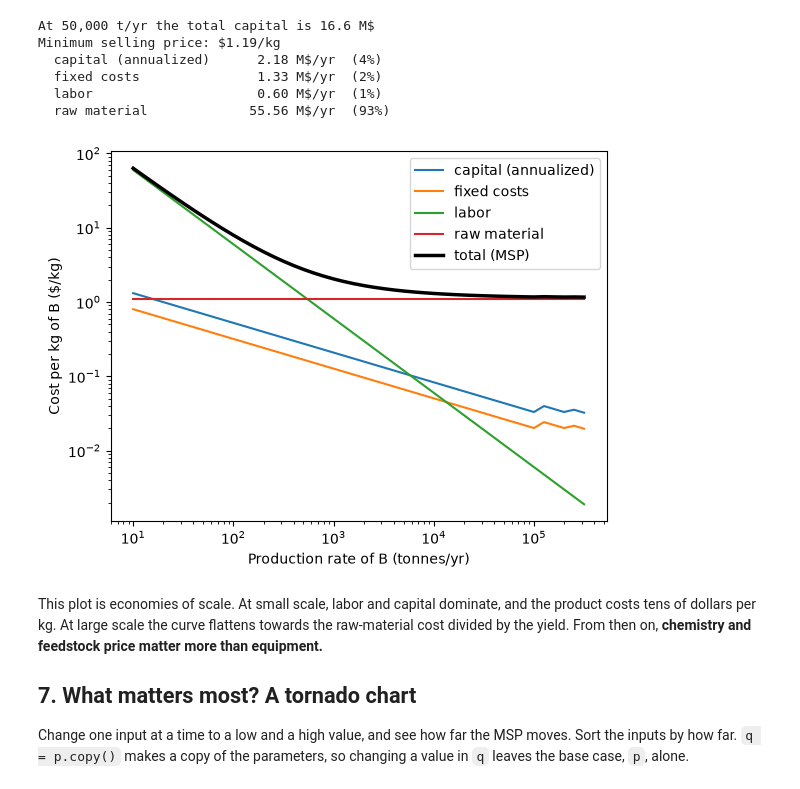
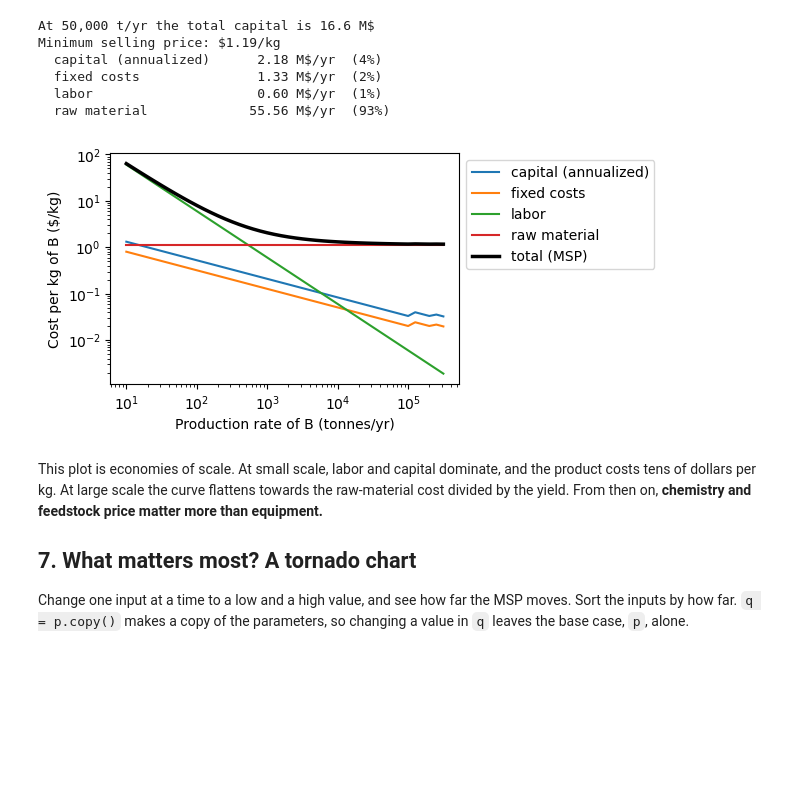
Before and after one commit to NUChemE/capstone-python, a Jupyter notebook: scaleup-in-python.ipynb, the cells around one changed output. Cells and saved outputs as stored; diff of their text form; code cells hidden in the pictures; blank space fills up the shorter version.

```diff
--- a/scaleup-in-python.ipynb
+++ b/scaleup-in-python.ipynb
@@ -33,6 +33,13 @@ import numpy as np                      # arrays and maths
 import matplotlib.pyplot as plt         # plotting
 from scipy.optimize import fsolve, minimize_scalar   # equation solving, optimization
 from scipy.integrate import solve_ivp   # ODE integration
+
+# Make every figure smaller than matplotlib's default (6.4 x 4.8 inches).
+# Text is sized in points, so it stays the same size while the plot shrinks:
+# the labels become larger *relative to the figure*. That makes plots easier
+# to read on screen, and in a report or slide, where figures get scaled down.
+# Setting it once here saves passing figsize= to every plot. (width, height) in inches.
+plt.rcParams["figure.figsize"] = (4.5, 3)
 # %% [markdown]
 ## 0. Python in one cell (skip if you've used it before)
 
@@ -288,14 +295,14 @@ Minimum selling price: $1.19/kg
 # %%
 for name in costs:
     per_kg = [annual_costs(P, p)[name] / (P * 1000) for P in P_range]
     plt.loglog(P_range, per_kg, label=name)
 plt.loglog(P_range, [min_selling_price(P, p) for P in P_range], "k", lw=2.5, label="total (MSP)")
 plt.xlabel("Production rate of B (tonnes/yr)")
 plt.ylabel("Cost per kg of B ($/kg)")
-plt.legend()
+plt.legend(loc="upper left", bbox_to_anchor=(1, 1))   # outside the axes, so it hides no data
 plt.show()
 # %% [output]
-[figure, old version]
+[figure, new version]
 # %% [markdown]
 This plot is economies of scale. At small scale, labor and capital dominate, and the product costs
 tens of dollars per kg. At large scale the curve flattens towards the raw-material cost divided by
```
Also changed, not shown: parts of 5 cells of this notebook.
